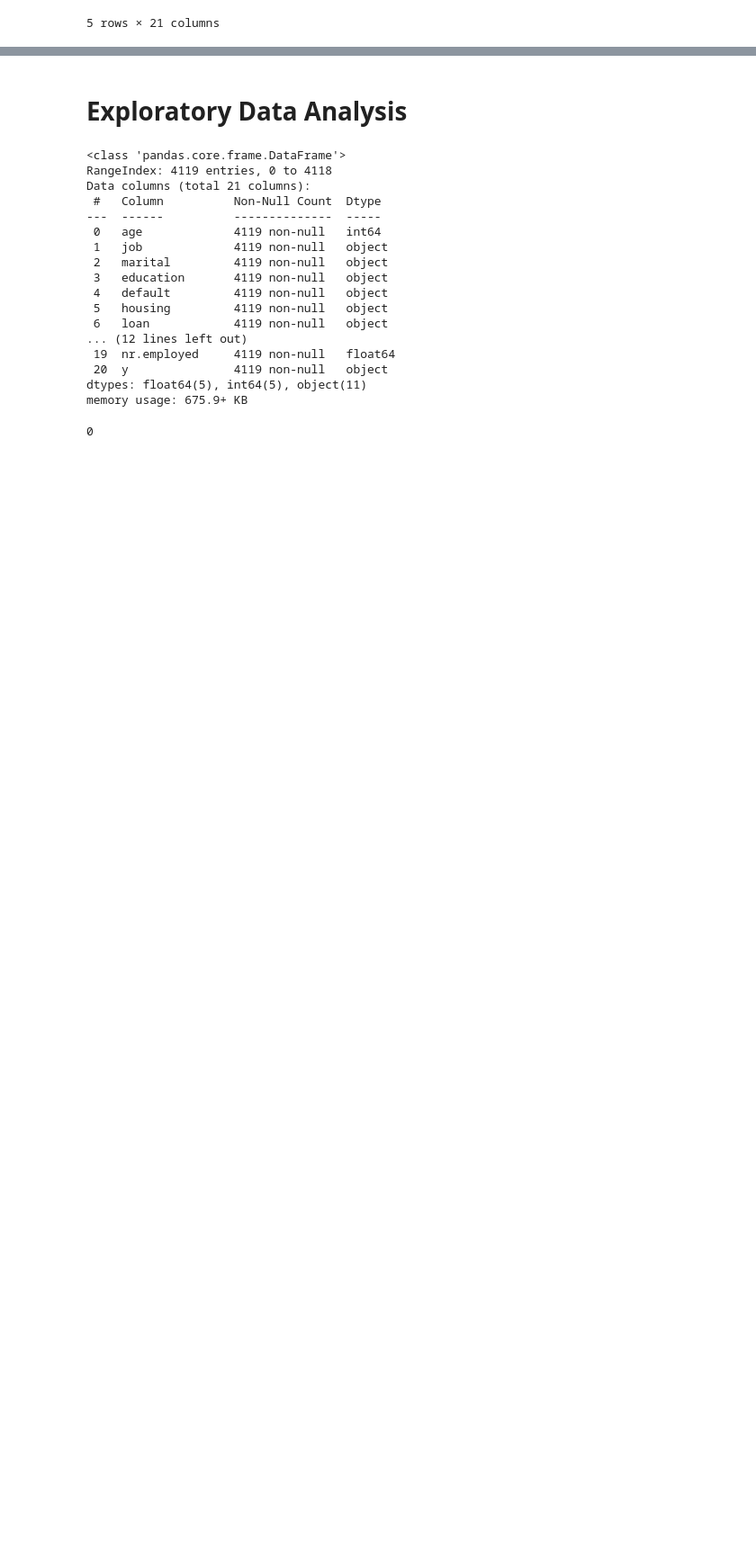
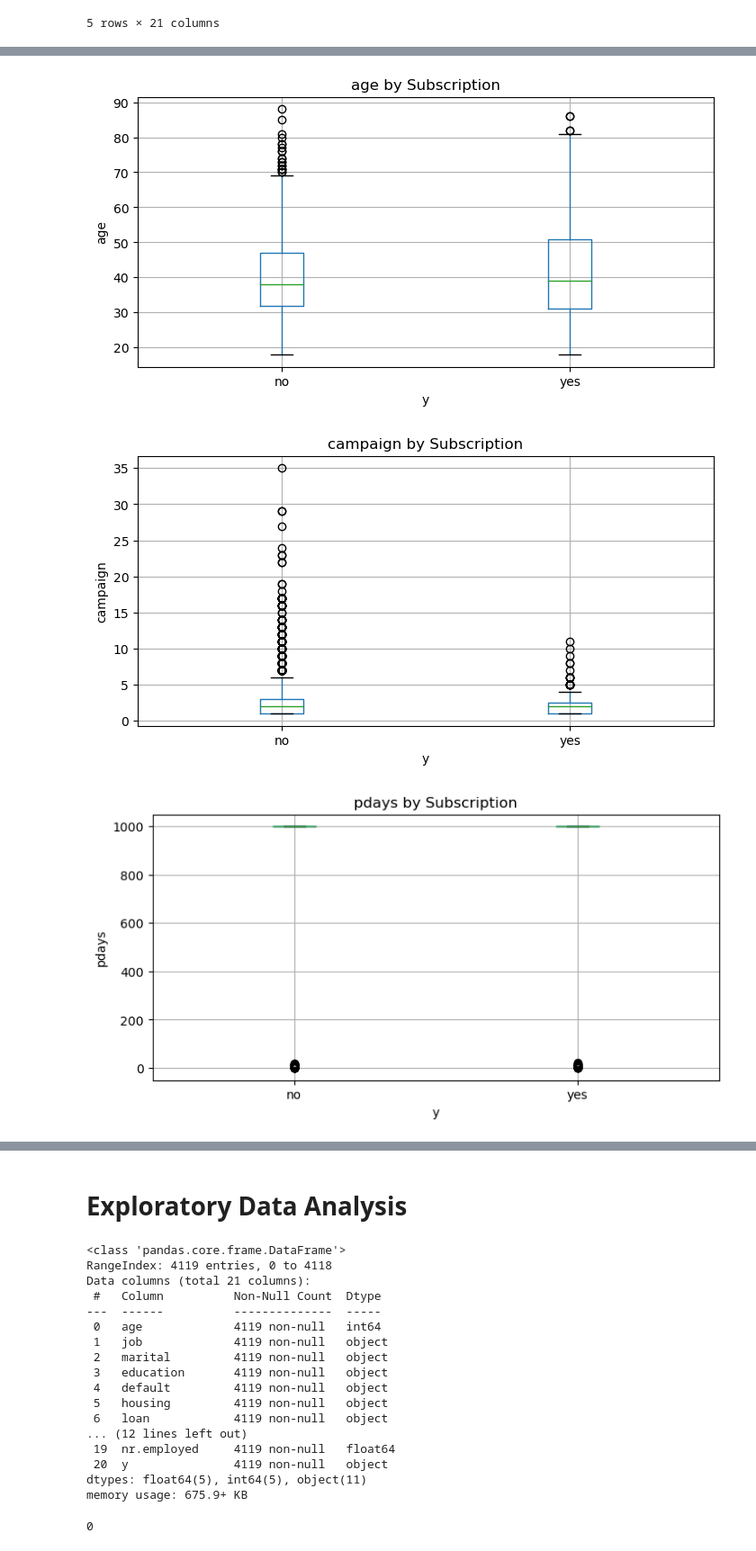
Before and after one commit to harunugurlu/bank-deposit-prediction, a Jupyter notebook: term_project.ipynb, the cells around one changed output, grey strips where cells are left out. Shown at 90% size. Saved outputs shown, nothing was run; the diff lists cells and outputs as text; code cells hidden in the pictures; blank space fills up the shorter version.

```diff
--- a/term_project.ipynb
+++ b/term_project.ipynb
@@ -22,0 +110,12 @@ df.head()
+# %%
+# Boxplots for numeric features by target variable
+for col in ['age', 'campaign', 'pdays', 'previous']:
+    df.boxplot(column=col, by='y', figsize=(8, 4))
+    plt.title(f"{col} by Subscription")
+    plt.suptitle('')  # That's to remove the default 'Boxplot grouped by y' title
+    plt.ylabel(col)
+    plt.show()
+# %% [output]
+[figure, added]
+[figure, added]
+[figure, added]
```
Also changed, not shown: parts of 23 cells of this notebook.
